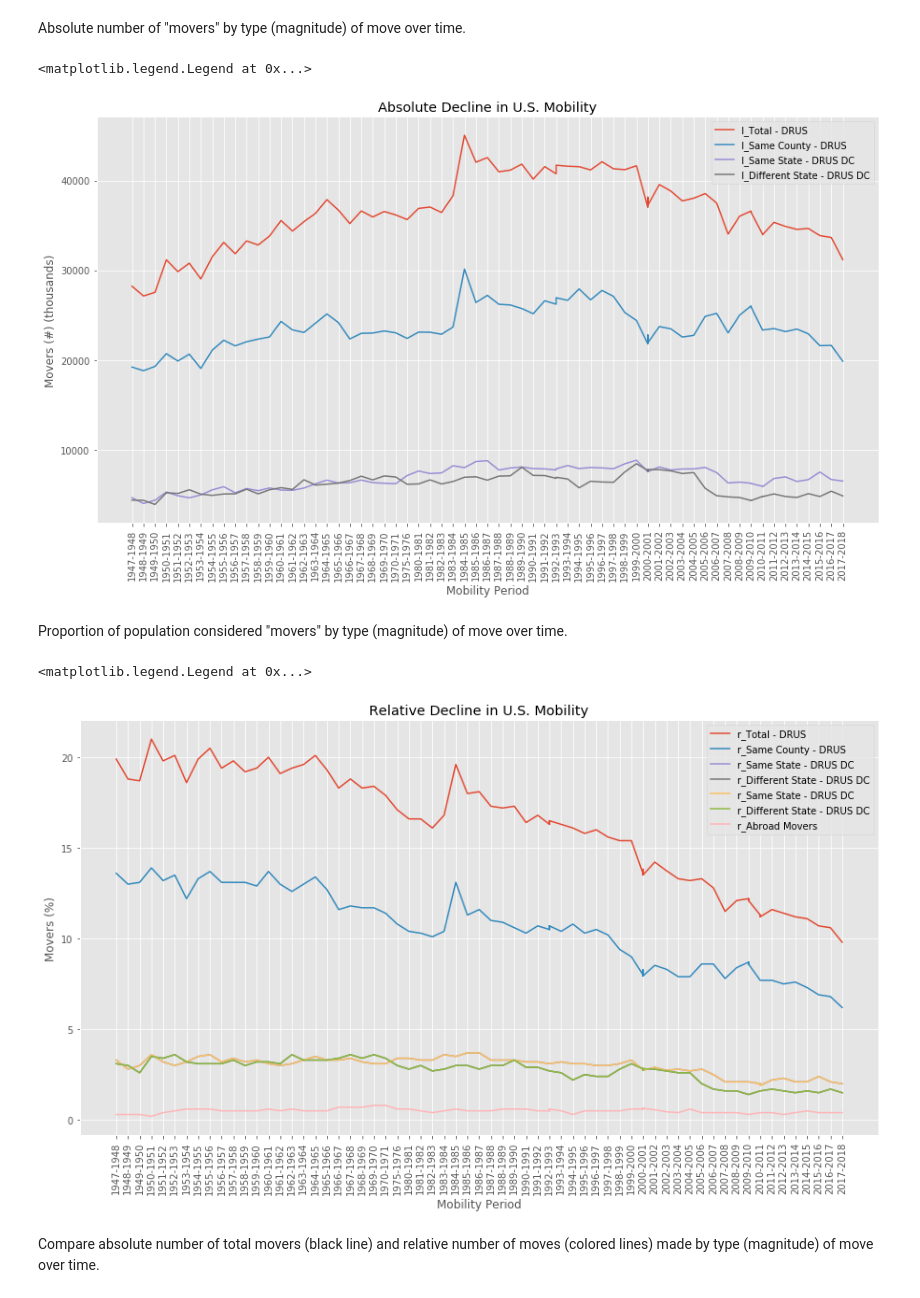
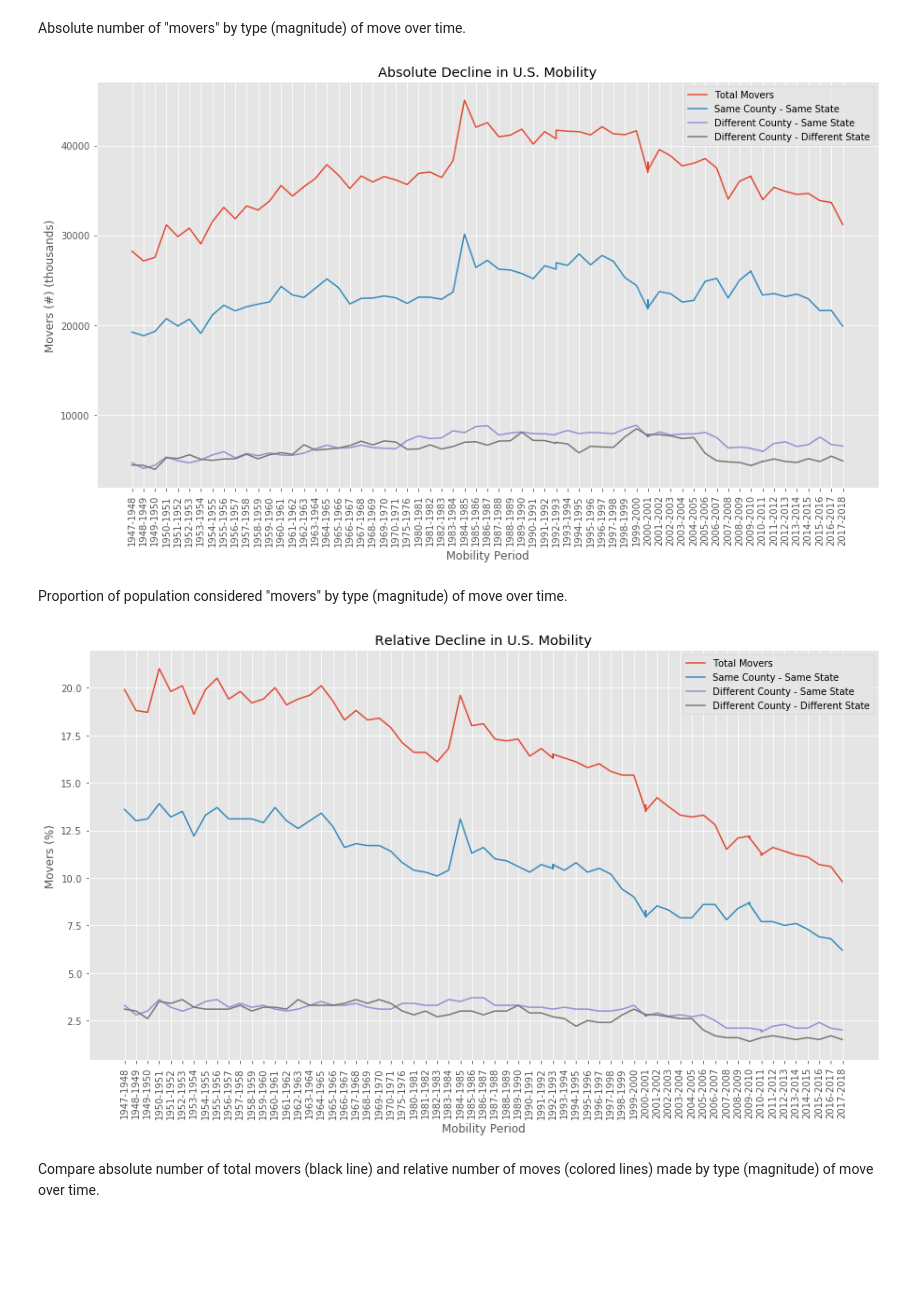
Before and after one commit to johnnyrogers1/The-Complacent-Class, a Jupyter notebook: The Complacent Class/notebooks/a_1_EDA.ipynb, the cells around one changed output. Cells and saved outputs as stored; diff of their text form; code cells hidden in the pictures; blank space fills up the shorter version.

Commit message:
C5: Added figures to reports folder, fixed graphs.

```diff
--- a/The Complacent Class/notebooks/a_1_EDA.ipynb
+++ b/The Complacent Class/notebooks/a_1_EDA.ipynb
@@ -594,5 +596,7 @@ df_a_1.corr()
 # %% [markdown]
 A mapping between raw table column names, dataframe column names, and graph labels.
+# %%
+image_path = os.path.abspath(os.path.join(base_path, "..", "reports", "figures"))
 # %% [markdown]
 <html><head>
 </head>
@@ -752,6 +762,10 @@ ax1.plot(x1, y3)
 ax1.plot(x1, y4)
 ax1.invert_xaxis()
 
+lines, labels = ax1.get_legend_handles_labels()
+labels = ["Total Movers", "Same County - Same State", "Different County - Same State", "Different County - Different State"]
+ax1.legend(lines, labels, loc=0)
+
 pyplt.xticks(rotation = 90)
 
 fig_size[0] = 15
@@ -760,10 +774,9 @@ pyplt.rcParams["figure.figsize"] = fig_size
 
 pyplt.title("Absolute Decline in U.S. Mobility")
 
-pyplt.legend()
+pyplt.savefig(image_path + "/abs_decline.pdf")
 # %% [output]
-<matplotlib.legend.Legend at 0x...>
-[figure, old version]
+[figure, new version]
 # %% [markdown]
 Proportion of population considered "movers" by type (magnitude) of move over time.
 # %%
@@ -772,36 +785,43 @@ pyplt.style.use("ggplot")
 fig2_a_1 = pyplt.figure()
 
 x1 = df_a_1["l_Mobility_Period"]
 y1 = df_a_1["r_Total - DRUS"]
 y2 = df_a_1["r_Same County - DRUS"]
 y3 = df_a_1["r_Same State - DRUS DC"]
 y4 = df_a_1["r_Different State - DRUS DC"]
 
 
 ax1 = fig2_a_1.add_subplot(111)
 
 color = "tab:red"
 ax1.set_xlabel("Mobility Period")
 ax1.set_ylabel("Movers (%)")
 ax1.plot(x1, y1)
 ax1.plot(x1, y2)
 ax1.plot(x1, y3)
 ax1.plot(x1, y4)
 
 ax1.invert_xaxis()
 
 pyplt.xticks(rotation = 90)
 
+lines, labels = ax1.get_legend_handles_labels()
+labels = ["Total Movers", "Same County - Same State", "Different County - Same State", "Different County - Different State"]
+ax1.legend(lines, labels, loc=0)
+
+lines, labels = ax1.get_legend_handles_labels()
+labels = ["Total Movers", "Same County - Same State", "Different County - Same State", "Different County - Different State"]
+ax1.legend(lines, labels, loc=0)
+
 fig_size[0] = 15
 fig_size[1] = 8
 pyplt.rcParams["figure.figsize"] = fig_size
 
 pyplt.title("Relative Decline in U.S. Mobility")
 
-pyplt.legend()
+pyplt.savefig(image_path + "/rel_decline.pdf")
 # %% [output]
-<matplotlib.legend.Legend at 0x...>
-[figure, old version]
+[figure, new version]
 # %% [markdown]
 Compare absolute number of total movers (black line) and relative number of moves (colored lines) made by type (magnitude) of move over time.
 # %%
```
Also changed, not shown: parts of 6 cells of this notebook, 6 other files.
